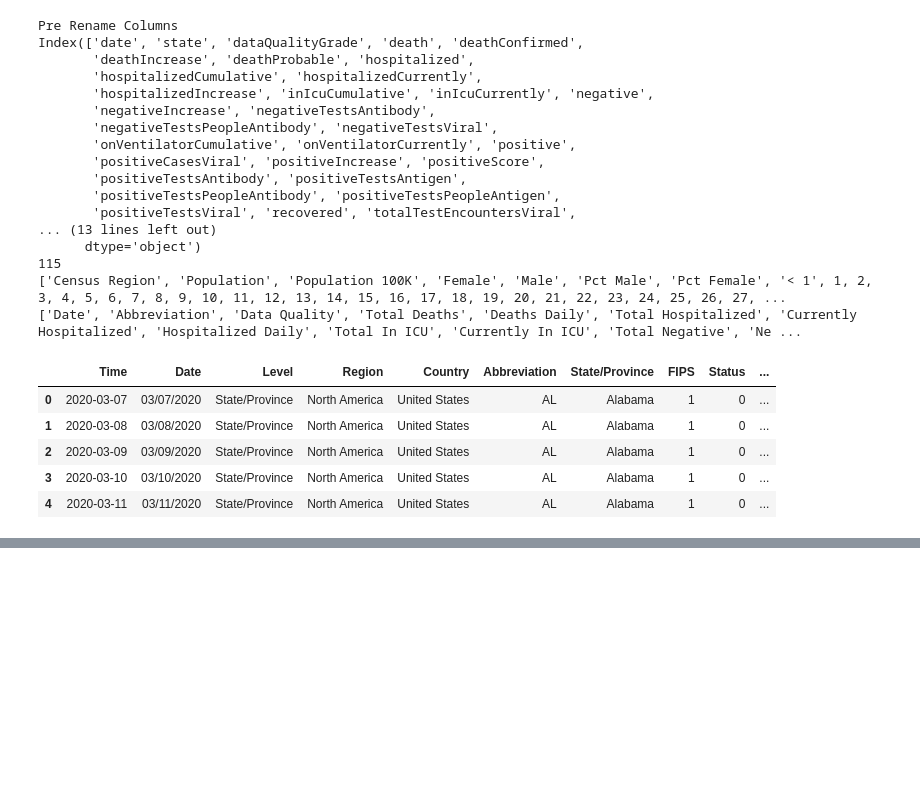
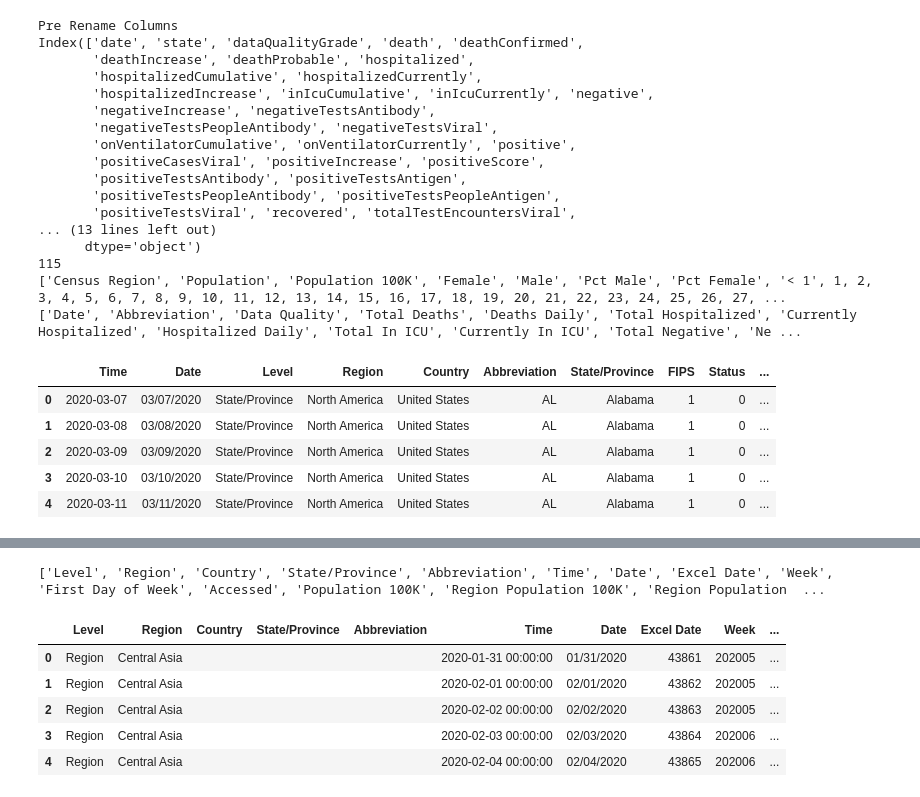
Before and after one commit to janinewhite/Global-COVID-Surveillance, a Jupyter notebook: Cleaned Global Raw Data.ipynb, the cells around one changed output, grey strips where cells are left out. Saved outputs shown, nothing was run; the diff lists cells and outputs as text; code cells hidden in the pictures; blank space fills up the shorter version.

```diff
--- a/Cleaned Global Raw Data.ipynb
+++ b/Cleaned Global Raw Data.ipynb
@@ -467,6 +467,17 @@ def fixUSRegion(code):
     region = census_regions[code]
     region_name = region["name"]
     return region_name
+
+def convertDateToExcel(dayString) :
+    temp = datetime(1899, 12, 30)
+    day = datetime.strptime(dayString, '%m/%d/%Y')
+    delta = day - temp
+    return float(delta.days) + (float(delta.seconds) / 86400)
+
+def firstDay(dayString):
+    dt = datetime.strptime(dayString, '%m/%d/%Y')
+    firstDate = dt - timedelta(days=dt.weekday())
+    return firstDate.strftime('%m/%d/%Y')
 # %%
 #Global Populations
 country_populations = pd.read_excel(global_population_input_file)
@@ -1147,0 +1028,68 @@ weekly_sums.head(21)
+# %%
+# Create Daily Input
+canada_raw_data = canada_df[raw_data_order].copy()
+us_raw_data = states_input[raw_data_order].copy()
+all_raw_data = pd.concat([raw_data_regions,us_raw_data,canada_raw_data,raw_data], sort=False)
+
+all_raw_data["Level"] = all_raw_data["Level"].fillna("").astype(str)
+
+all_raw_data["Region"] = all_raw_data["Region"].fillna("").astype(str)
+region_populations = all_raw_data.loc[all_raw_data["Level"]=="Region"].groupby(["Region"])["Region","Population 100K"].max().reset_index(drop=True)
+region_populations.rename(columns = {"Population 100K":"Region Population 100K"},inplace=True)
+all_raw_data = all_raw_data.merge(region_populations,how="left",on="Region")
+all_raw_data["Region Population Percent"] = all_raw_data["Population 100K"]/all_raw_data["Region Population 100K"]
+
+all_raw_data["Country"] = all_raw_data["Country"].fillna("").astype(str)
+all_raw_data["State/Province"] = all_raw_data["State/Province"].fillna("").astype(str)
+all_raw_data["Abbreviation"] = all_raw_data["Abbreviation"].fillna("").astype(str)
+
+all_raw_data["Date"] = all_raw_data["Date"].astype(str)
+all_raw_data["Excel Date"] = all_raw_data["Date"].apply(lambda x: convertDateToExcel(x))
+all_raw_data["Excel Date"] = all_raw_data["Excel Date"].astype(int)
+all_raw_data["Week"] = all_raw_data["Date"].apply(lambda x: datetime.strptime(x, '%m/%d/%Y').strftime('%Y%V'))
+all_raw_data["First Day of Week"] = all_raw_data["Date"].apply(lambda x: firstDay(x))
+
+grouping_cols = ["Region","Country","State/Province"]
+base_cols = ["Cases","Tests","Deaths"]
+daily_data_order = [
+    'Level', 'Region', 'Country', 'State/Province', 'Abbreviation',
+    'Time', 'Date', 'Excel Date', 'Week', 'First Day of Week', 'Accessed',
+    'Population 100K', 'Region Population 100K', 'Region Population Percent'
+]
+all_raw_data = all_raw_data.sort_values(["Region","Country","State/Province",'Time']).reset_index(drop=True)
+
+for col in base_cols:
+    all_raw_data[col + " Daily"] = all_raw_data[col + " Daily"].fillna(0).astype(int)
+    all_raw_data[col + " Daily Rate"] = all_raw_data[col + " Daily"]/all_raw_data["Population 100K"]
+    all_raw_data["Total " + col] = all_raw_data.groupby(grouping_cols)[col + " Daily"].cumsum().reset_index(drop=True)
+    all_raw_data[col + " Daily 7D Rolling"] = all_raw_data.groupby(grouping_cols, as_index=False)[col + " Daily"].rolling(7,min_periods=7).mean().reset_index(drop=True)
+    all_raw_data[col + " Daily 2W Rolling"] = all_raw_data.groupby(grouping_cols, as_index=False)[col + " Daily"].rolling(14,min_periods=14).mean().reset_index(drop=True)
+    all_raw_data[col + " Daily Rate 7D Rolling"] = all_raw_data.groupby(grouping_cols, as_index=False)[col + " Daily Rate"].rolling(7,min_periods=7)[col + " Daily Rate"].mean().reset_index(drop=True)
+    all_raw_data[col + " Daily Rate 2W Rolling"] = all_raw_data.groupby(grouping_cols, as_index=False)[col + " Daily Rate"].rolling(14,min_periods=14)[col + " Daily Rate"].mean().reset_index(drop=True)
+    all_raw_data["Total " + col + " Rate"] = all_raw_data["Total " + col]/all_raw_data["Population 100K"]
+    base_order = [
+        col + ' Daily', col + ' Daily 7D Rolling', col + ' Daily 2W Rolling', "Total " + col,
+        col + ' Daily Rate', col + ' Daily Rate 7D Rolling', col + ' Daily Rate 2W Rolling', "Total " + col + " Rate"
+    ]
+    daily_data_order = daily_data_order + base_order
+
+all_raw_data["Positivity 7D Rolling"] = all_raw_data["Cases Daily 7D Rolling"]/all_raw_data["Tests Daily 7D Rolling"]
+all_raw_data["Positivity 7D Rolling"] = all_raw_data["Positivity 7D Rolling"].apply(lambda x: np.nan if x == np.inf else x)
+all_raw_data["Positivity 2W Rolling"] = all_raw_data["Cases Daily 2W Rolling"]/all_raw_data["Tests Daily 2W Rolling"]
+all_raw_data["Positivity 2W Rolling"] = all_raw_data["Positivity 2W Rolling"].apply(lambda x: np.nan if x == np.inf else x)
+daily_data_order = daily_data_order + ["Positivity 7D Rolling", "Positivity 2W Rolling"]
+
+print(daily_data_order)
+all_raw_data = all_raw_data[daily_data_order].copy()
+
+all_raw_data.to_excel(cleanedFolder + "daily_raw_input.xlsx", index=False)
+all_raw_data.to_csv(cleanedFolder + "daily_raw_input.csv", index=False)
+all_raw_data.head()
+# %% [output]
+['Level', 'Region', 'Country', 'State/Province', 'Abbreviation', 'Time', 'Date', 'Excel Date', 'Week', 'First Day of Week', 'Accessed', 'Population 100K', 'Region Population 100K', 'Region Population  ...
+|  | Level | Region | Country | State/Province | Abbreviation | Time | Date | Excel Date | Week | ... |
+| 0 | Region | Central Asia |  |  |  | 2020-01-31 00:00:00 | 01/31/2020 | 43861 | 202005 | ... |
+| 1 | Region | Central Asia |  |  |  | 2020-02-01 00:00:00 | 02/01/2020 | 43862 | 202005 | ... |
+| 2 | Region | Central Asia |  |  |  | 2020-02-02 00:00:00 | 02/02/2020 | 43863 | 202005 | ... |
+| 3 | Region | Central Asia |  |  |  | 2020-02-03 00:00:00 | 02/03/2020 | 43864 | 202006 | ... |
+| 4 | Region | Central Asia |  |  |  | 2020-02-04 00:00:00 | 02/04/2020 | 43865 | 202006 | ... |
```
Also changed, not shown: parts of 9 cells of this notebook, 19 other files.
